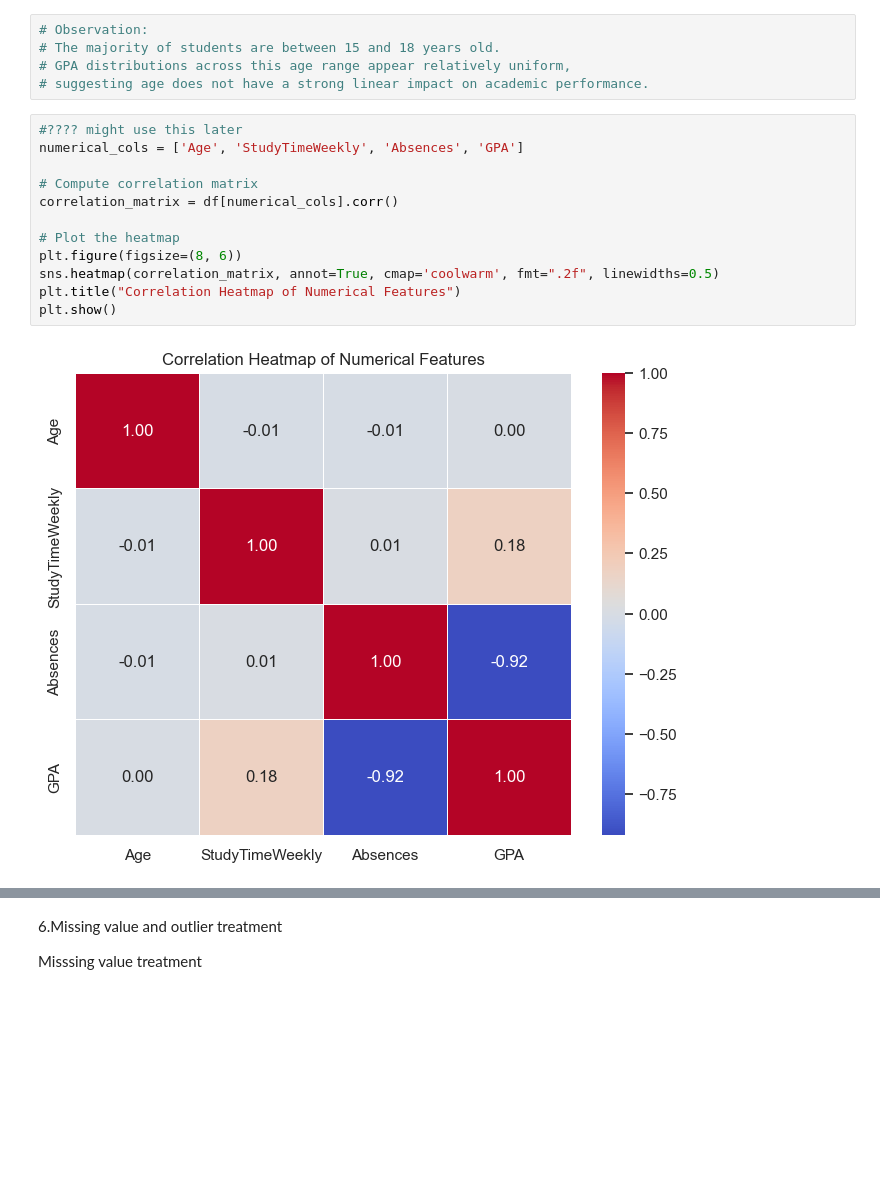
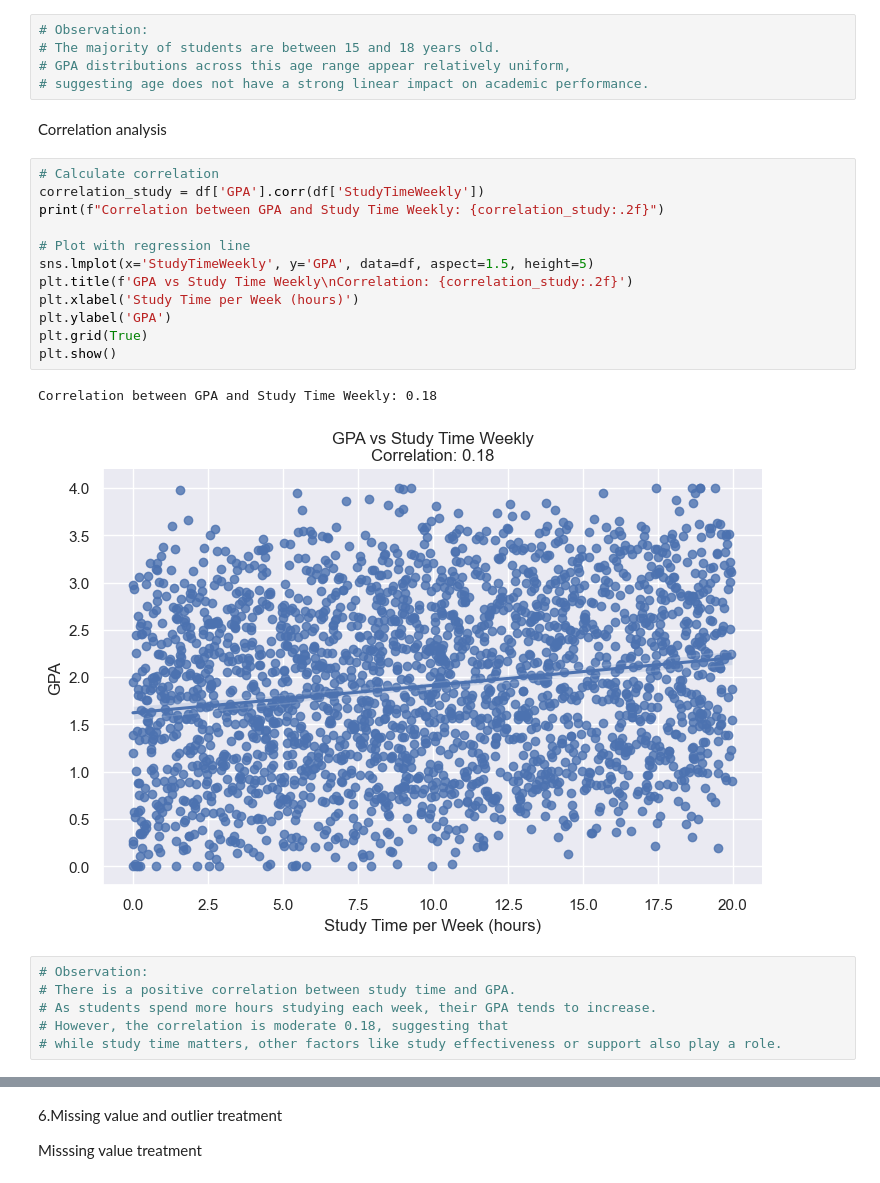
Before and after one commit to AnnMariDB/MLG382-Projects, a Jupyter notebook: MLG382Project1/Group E_MLG382_GuidedProject.ipynb, the cells around one changed output, grey strips where cells are left out. Drawn from its saved outputs; the diff is of its cells as text; blank space fills up the shorter version.

```diff
--- a/MLG382Project1/Group E_MLG382_GuidedProject.ipynb
+++ b/MLG382Project1/Group E_MLG382_GuidedProject.ipynb
@@ -414,17 +414,26 @@ plt.show()
 # The majority of students are between 15 and 18 years old.
 # GPA distributions across this age range appear relatively uniform,
 # suggesting age does not have a strong linear impact on academic performance.
-# %%
-#???? might use this later
-numerical_cols = ['Age', 'StudyTimeWeekly', 'Absences', 'GPA']
-
-# Compute correlation matrix
-correlation_matrix = df[numerical_cols].corr()
-
-# Plot the heatmap
-plt.figure(figsize=(8, 6))
-sns.heatmap(correlation_matrix, annot=True, cmap='coolwarm', fmt=".2f", linewidths=0.5)
-plt.title("Correlation Heatmap of Numerical Features")
-plt.show()
-# %% [output]
-[figure, removed]
+# %% [markdown]
+Correlation analysis
+# %%
+# Calculate correlation
+correlation_study = df['GPA'].corr(df['StudyTimeWeekly'])
+print(f"Correlation between GPA and Study Time Weekly: {correlation_study:.2f}")
+
+# Plot with regression line
+sns.lmplot(x='StudyTimeWeekly', y='GPA', data=df, aspect=1.5, height=5)
+plt.title(f'GPA vs Study Time Weekly\nCorrelation: {correlation_study:.2f}')
+plt.xlabel('Study Time per Week (hours)')
+plt.ylabel('GPA')
+plt.grid(True)
+plt.show()
+# %% [output]
+Correlation between GPA and Study Time Weekly: 0.18
+[figure, added]
+# %%
+# Observation:
+# There is a positive correlation between study time and GPA.
+# As students spend more hours studying each week, their GPA tends to increase.
+# However, the correlation is moderate 0.18, suggesting that
+# while study time matters, other factors like study effectiveness or support also play a role.
```
Also changed, not shown: parts of 7 cells of this notebook.
